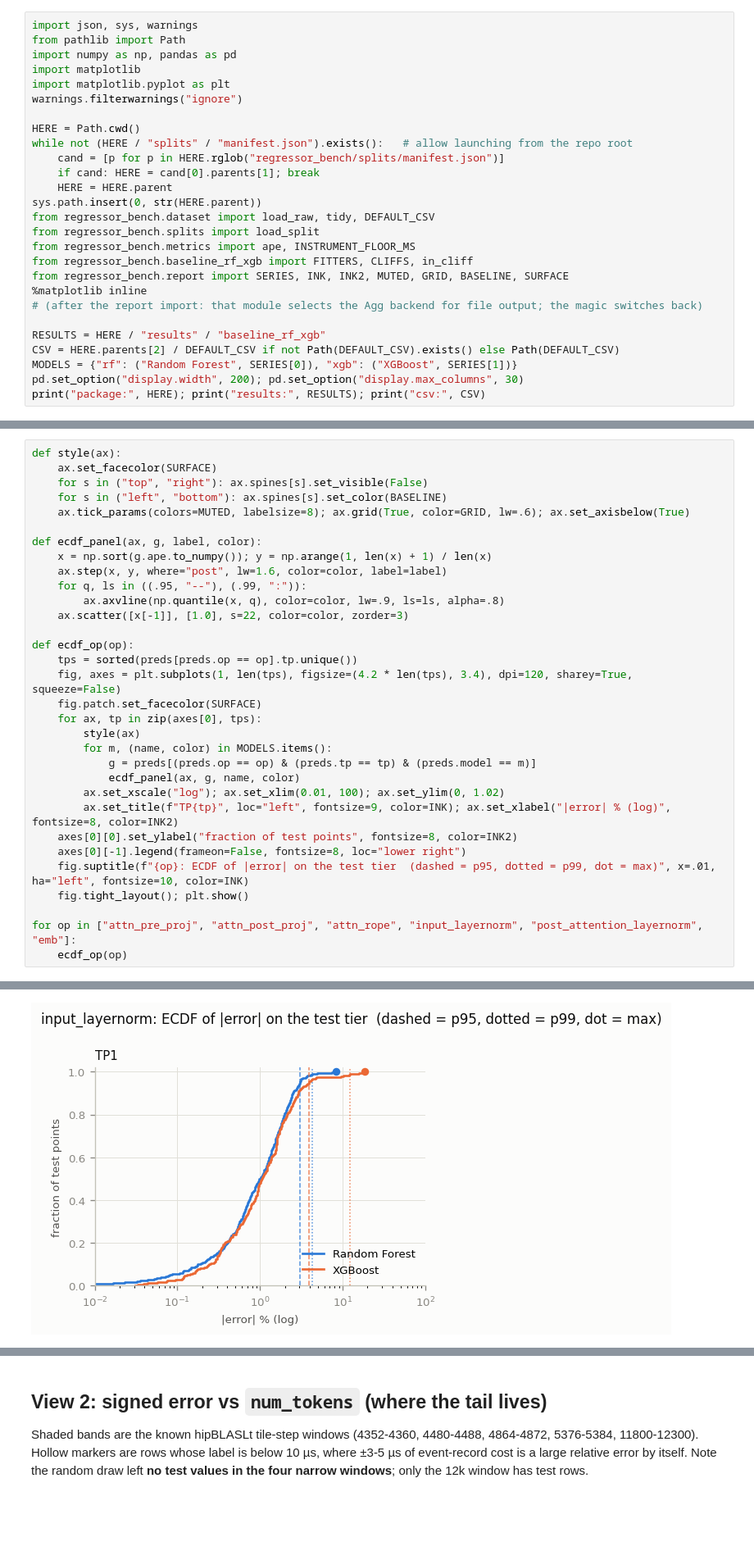
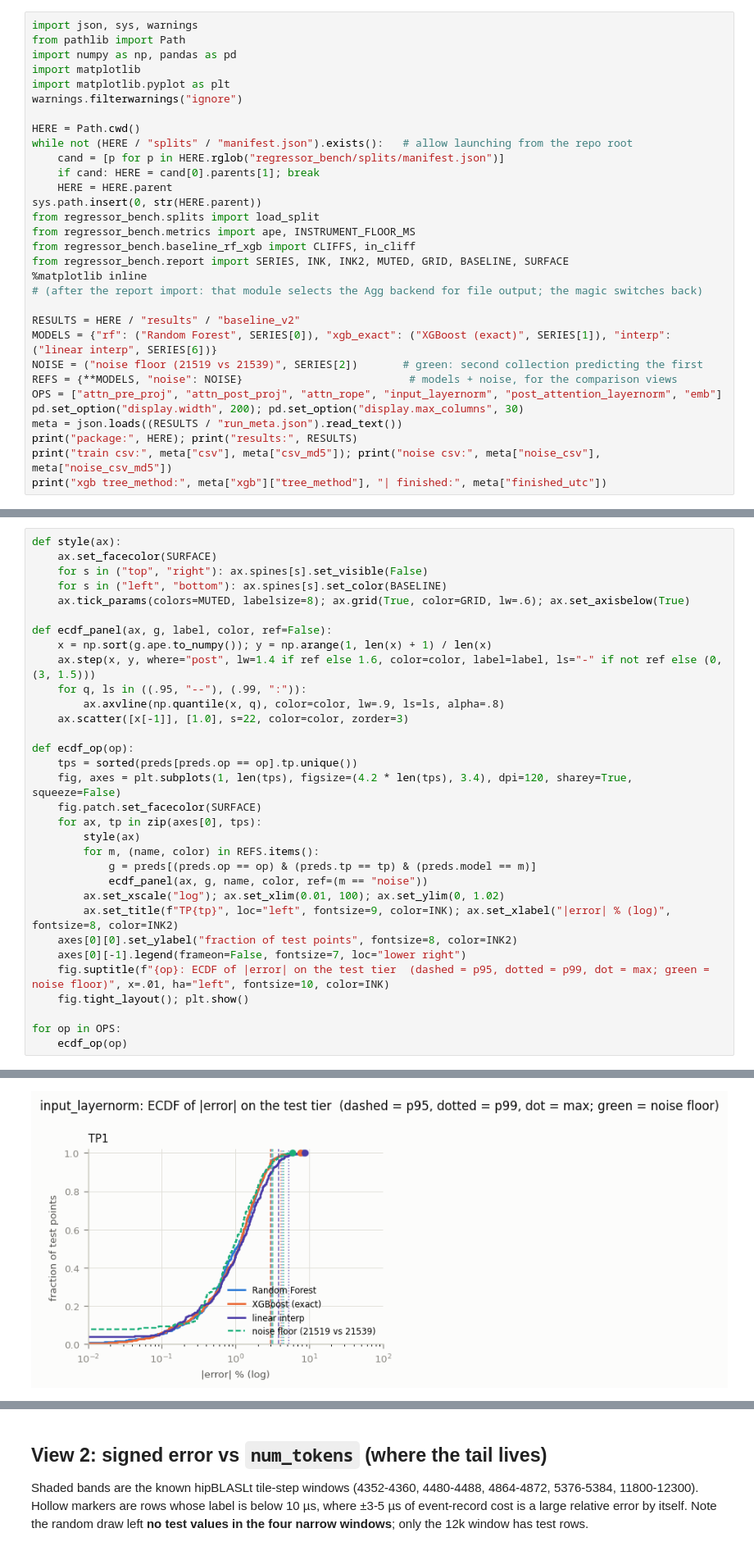
Before and after one commit to drivenets/Frontier, a Jupyter notebook: profiling_knowledge/qwen3_30b_a3b_mi355x_profiling/regressor_bench/EVAL_baseline_rf_xgb.ipynb, the cells around one changed output, grey strips where cells are left out. Shown at 82% size. Drawn from its saved outputs; the diff is of its cells as text; blank space fills up the shorter version.

```diff
--- a/profiling_knowledge/qwen3_30b_a3b_mi355x_profiling/regressor_bench/EVAL_baseline_rf_xgb.ipynb
+++ b/profiling_knowledge/qwen3_30b_a3b_mi355x_profiling/regressor_bench/EVAL_baseline_rf_xgb.ipynb
@@ -32,17 +42,21 @@ while not (HERE / "splits" / "manifest.json").exists():   # allow launching from
     if cand: HERE = cand[0].parents[1]; break
     HERE = HERE.parent
 sys.path.insert(0, str(HERE.parent))
-from regressor_bench.dataset import load_raw, tidy, DEFAULT_CSV
 from regressor_bench.splits import load_split
 from regressor_bench.metrics import ape, INSTRUMENT_FLOOR_MS
-from regressor_bench.baseline_rf_xgb import FITTERS, CLIFFS, in_cliff
+from regressor_bench.baseline_rf_xgb import CLIFFS, in_cliff
 from regressor_bench.report import SERIES, INK, INK2, MUTED, GRID, BASELINE, SURFACE
 %matplotlib inline
 # (after the report import: that module selects the Agg backend for file output; the magic switches back)
 
-RESULTS = HERE / "results" / "baseline_rf_xgb"
-CSV = HERE.parents[2] / DEFAULT_CSV if not Path(DEFAULT_CSV).exists() else Path(DEFAULT_CSV)
-MODELS = {"rf": ("Random Forest", SERIES[0]), "xgb": ("XGBoost", SERIES[1])}
+RESULTS = HERE / "results" / "baseline_v2"
+MODELS = {"rf": ("Random Forest", SERIES[0]), "xgb_exact": ("XGBoost (exact)", SERIES[1]), "interp": ("linear interp", SERIES[6])}
+NOISE = ("noise floor (21519 vs 21539)", SERIES[2])       # green: second collection predicting the first
+REFS = {**MODELS, "noise": NOISE}                          # models + noise, for the comparison views
+OPS = ["attn_pre_proj", "attn_post_proj", "attn_rope", "input_layernorm", "post_attention_layernorm", "emb"]
 pd.set_option("display.width", 200); pd.set_option("display.max_columns", 30)
-print("package:", HERE); print("results:", RESULTS); print("csv:", CSV)
+meta = json.loads((RESULTS / "run_meta.json").read_text())
+print("package:", HERE); print("results:", RESULTS)
+print("train csv:", meta["csv"], meta["csv_md5"]); print("noise csv:", meta["noise_csv"], meta["noise_csv_md5"])
+print("xgb tree_method:", meta["xgb"]["tree_method"], "| finished:", meta["finished_utc"])
 # %% [output]
@@ -183,9 +208,9 @@ def style(ax):
     for s in ("left", "bottom"): ax.spines[s].set_color(BASELINE)
     ax.tick_params(colors=MUTED, labelsize=8); ax.grid(True, color=GRID, lw=.6); ax.set_axisbelow(True)
 
-def ecdf_panel(ax, g, label, color):
+def ecdf_panel(ax, g, label, color, ref=False):
     x = np.sort(g.ape.to_numpy()); y = np.arange(1, len(x) + 1) / len(x)
-    ax.step(x, y, where="post", lw=1.6, color=color, label=label)
+    ax.step(x, y, where="post", lw=1.4 if ref else 1.6, color=color, label=label, ls="-" if not ref else (0, (3, 1.5)))
     for q, ls in ((.95, "--"), (.99, ":")):
         ax.axvline(np.quantile(x, q), color=color, lw=.9, ls=ls, alpha=.8)
     ax.scatter([x[-1]], [1.0], s=22, color=color, zorder=3)
@@ -196,16 +221,16 @@ def ecdf_op(op):
     fig.patch.set_facecolor(SURFACE)
     for ax, tp in zip(axes[0], tps):
         style(ax)
-        for m, (name, color) in MODELS.items():
+        for m, (name, color) in REFS.items():
             g = preds[(preds.op == op) & (preds.tp == tp) & (preds.model == m)]
-            ecdf_panel(ax, g, name, color)
+            ecdf_panel(ax, g, name, color, ref=(m == "noise"))
         ax.set_xscale("log"); ax.set_xlim(0.01, 100); ax.set_ylim(0, 1.02)
         ax.set_title(f"TP{tp}", loc="left", fontsize=9, color=INK); ax.set_xlabel("|error| % (log)", fontsize=8, color=INK2)
     axes[0][0].set_ylabel("fraction of test points", fontsize=8, color=INK2)
-    axes[0][-1].legend(frameon=False, fontsize=8, loc="lower right")
-    fig.suptitle(f"{op}: ECDF of |error| on the test tier  (dashed = p95, dotted = p99, dot = max)", x=.01, ha="left", fontsize=10, color=INK)
+    axes[0][-1].legend(frameon=False, fontsize=7, loc="lower right")
+    fig.suptitle(f"{op}: ECDF of |error| on the test tier  (dashed = p95, dotted = p99, dot = max; green = noise floor)", x=.01, ha="left", fontsize=10, color=INK)
     fig.tight_layout(); plt.show()
 
-for op in ["attn_pre_proj", "attn_post_proj", "attn_rope", "input_layernorm", "post_attention_layernorm", "emb"]:
+for op in OPS:
     ecdf_op(op)
 # %% [output]
@@ -215 +240 @@ for op in ["attn_pre_proj", "attn_post_proj", "attn_rope", "input_layernorm", "p
-[figure, old version]
+[figure, new version]
```
Also changed, not shown: parts of 22 cells of this notebook, 5 other files.
